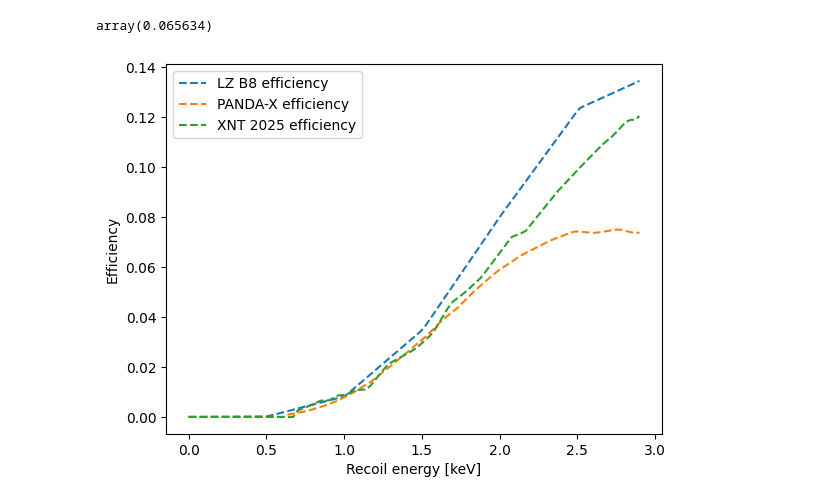
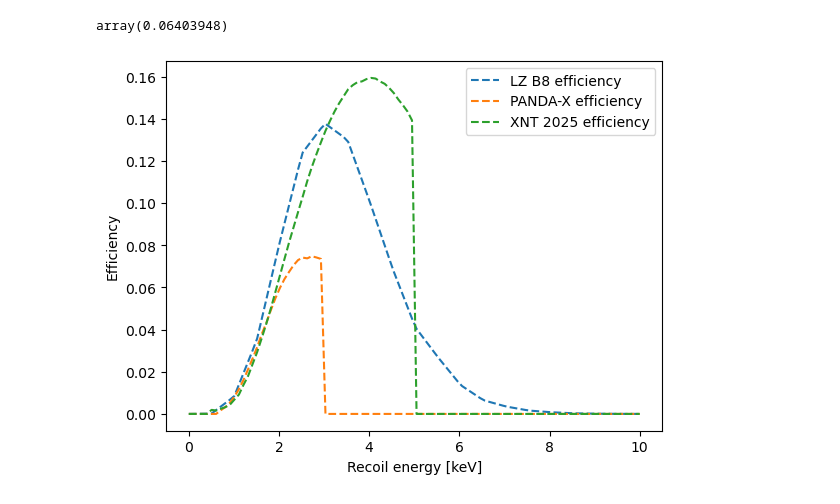
Before and after one commit to SNuDD/SNuDD, a Jupyter notebook: notebooks/validate_NR_analyses.ipynb, the cells around one changed output. Drawn from its saved outputs; the diff is of its cells as text; code cells hidden in the pictures.

Commit message:
Finer sampling of XnT efficiency function

```diff
--- a/notebooks/validate_NR_analyses.ipynb
+++ b/notebooks/validate_NR_analyses.ipynb
@@ -9,23 +9,24 @@ from snudd.efficiencies import efficiency_lz_b8, efficiency_pandaX, efficiency_x
 # %%
 efficiency_lz_b8(2.0*1e-6),
 efficiency_pandaX(2.0*1e-6),
-efficiency_xnt_2025(2.0*1e-6)
+efficiency_xnt_2026(2.0*1e-6)
 # %% [output]
-array(0.065634)
+array(0.06403948)
 # %%
 scaling = 1e-6
-xspace = np.linspace(0.0 , 2.9*1e-6, 100) # in GeV
+# xspace = np.linspace(0.0 , 2.9*1e-6, 100) # in GeV
+xspace = np.linspace(0.0 , 10*1e-6, 100) # in GeV
 
 
 plt.plot(xspace / scaling, efficiency_lz_b8(xspace), label="LZ B8 efficiency", ls='--')
 plt.plot(xspace / scaling, efficiency_pandaX(xspace), label="PANDA-X efficiency", ls='--')
-plt.plot(xspace / scaling, efficiency_xnt_2025(xspace), label="XNT 2025 efficiency", ls='--')
+plt.plot(xspace / scaling, efficiency_xnt_2026(xspace), label="XNT 2025 efficiency", ls='--')
 plt.xlabel("Recoil energy [keV]")
 plt.ylabel("Efficiency")
 plt.legend()
 plt.show()
 # %% [output]
-[figure, old version]
+[figure, new version]
 # %%
 from snudd.resolution import Resolution, Convolver # deals with the resolution effects on the rate
 
```
Also changed, not shown: parts of 9 cells of this notebook, 3 other files.
